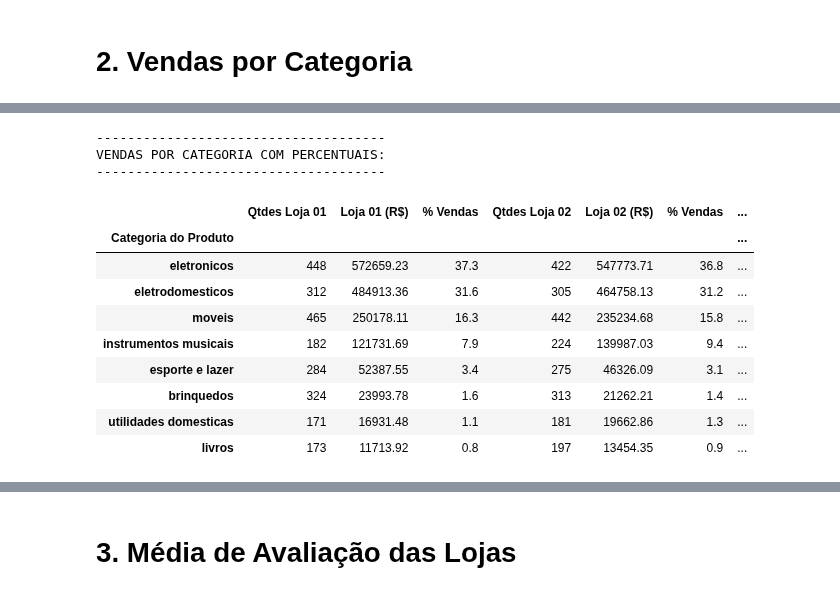
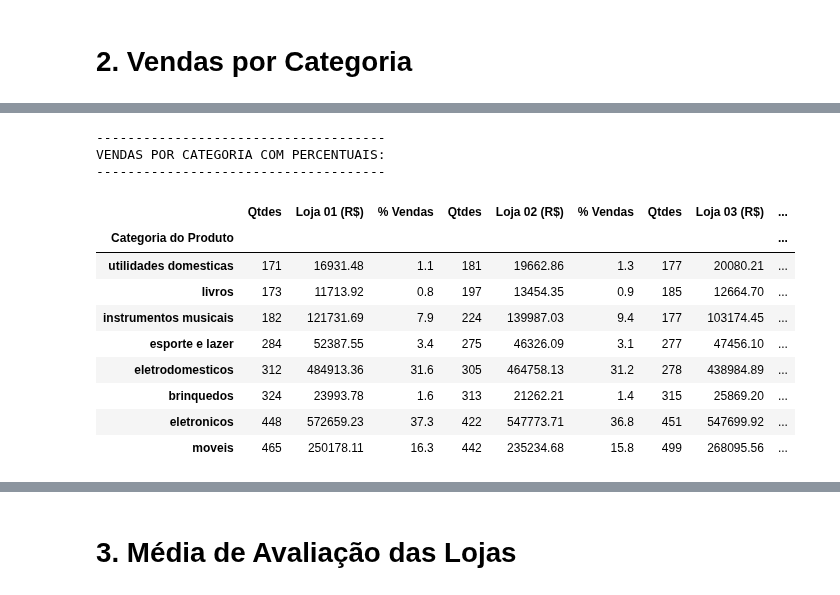
Before and after one commit to carlos-000-carlos/Challenge_1-Alura_Store-Cabral, a Jupyter notebook: AluraStoreBr.ipynb, the cells around one changed output, grey strips where cells are left out. Drawn from its saved outputs; the diff is of its cells as text; code cells hidden in the pictures.

```diff
--- a/AluraStoreBr.ipynb
+++ b/AluraStoreBr.ipynb
@@ -187,24 +180,23 @@ plt.show()
 import pandas as pd
 from IPython.display import display, HTML
 
-vendas_1 = loja.groupby('Categoria do Produto')[['Produto']].count().join(loja.groupby('Categoria \
-do Produto')[['Preço']].sum()).sort_values('Preço', ascending = False)
-vendas_1 = vendas_1.rename(columns={'Produto' : 'Qtdes', 'Preço' : 'Loja 1 (R$)'})
-vendas_2 = loja2.groupby('Categoria do Produto')[['Produto']].count().join(loja2.groupby('Categoria \
-do Produto')[['Preço']].sum()).sort_values('Preço', ascending = False)
-vendas_2 = vendas_2.rename(columns={'Produto' : 'Qtdes', 'Preço' : 'Loja 2 (R$)'})
-vendas_3 = loja3.groupby('Categoria do Produto')[['Produto']].count().join(loja3.groupby('Categoria \
-do Produto')[['Preço']].sum()).sort_values('Preço', ascending = False)
-vendas_3 = vendas_3.rename(columns={'Produto' : 'Qtdes', 'Preço' : 'Loja 3 (R$)'})
-vendas_4 = loja4.groupby('Categoria do Produto')[['Produto']].count().join(loja4.groupby('Categoria \
-do Produto')[['Preço']].sum()).sort_values('Preço', ascending = False)
-vendas_4 = vendas_4.rename(columns={'Produto' : 'Qtdes', 'Preço' : 'Loja 4 (R$)'})
+p = 'Produto'
+p1 ='Qtdes'
+p2 = 'Preço'
+p3 = 'Categoria do Produto'
+
+lista_vendas = []
+
+for i in range(len(lojas)):
+    vendas = lojas[i].groupby(p3)[[p]].count().join(lojas[i].groupby(p3)[[p2]].sum()).sort_values(p)
+    vendas = vendas.rename(columns={p : p1, p2 : f'Loja {i + 1} (R$)'})
+    lista_vendas.append(vendas)
 
 # 1. Converter cada DataFrame para string HTML
-html_loja = vendas_1.to_html()
-html_loja2 = vendas_2.to_html()
-html_loja3 = vendas_3.to_html()
-html_loja4 = vendas_4.to_html()
+html_loja = lista_vendas[0].to_html()
+html_loja2 = lista_vendas[1].to_html()
+html_loja3 = lista_vendas[2].to_html()
+html_loja4 = lista_vendas[3].to_html()
 
 # 3. Combinar os HTMLs em uma estrutura com CSS para layout lado a lado
 # Utilizamos divs com a propriedade 'display: inline-block' para alinhar os elementos
@@ -339,34 +340,34 @@ memory usage: 576.0+ bytes
 # %%
 import pandas as pd
 import IPython.display
 
 categorias_juntas = []
 
 for i in range(len(lojas)):
-    venda = lojas[i].groupby('Categoria do Produto')[['Produto']].count().join(lojas[i].groupby('Categoria do Produto')[['Preço']].sum()).sort_values('Preço', ascending = False)
-    venda = venda.rename(columns={'Produto' : f'Qtdes Loja 0{i + 1}', 'Preço' : f'Loja 0{i + 1} (R$)'}).join((lojas[i].groupby('Categoria do Produto')[['Preço']].sum() * 100 / lojas[i].Preço.sum()).round(1))
-    venda = venda.rename(columns={'Preço' : '% Vendas'})
-    categorias_juntas.append(venda)
+    vendas = lojas[i].groupby(p3)[[p]].count().join(lojas[i].groupby(p3)[[p2]].sum()).round(2).sort_values(p)
+    vendas = vendas.rename(columns={p : p1, p2 : f'Loja 0{i + 1} (R$)'}).join((lojas[i].groupby(p3)[[p2]].sum() * 100 / lojas[i].Preço.sum()).round(1))
+    vendas = vendas.rename(columns={p2 : '% Vendas'})
+    categorias_juntas.append(vendas)
 
 # Concatena horizontalmente (axis=1) em um único DataFrame
 df_combinado_categoria = pd.concat([categorias_juntas[0], categorias_juntas[1], categorias_juntas[2], categorias_juntas[3]], axis=1)
 
 print('-------------------------------------')
 print("\033[1mVENDAS POR CATEGORIA COM PERCENTUAIS:\033[0m")
 print('-------------------------------------')
 
 display(df_combinado_categoria)
 # %% [output]
 -------------------------------------
 VENDAS POR CATEGORIA COM PERCENTUAIS:
 -------------------------------------
-|  | Qtdes Loja 01 | Loja 01 (R$) | % Vendas | Qtdes Loja 02 | Loja 02 (R$) | % Vendas | ... |
-| Categoria do Produto |  |  |  |  |  |  | ... |
-| eletronicos | 448 | 572659.23 | 37.3 | 422 | 547773.71 | 36.8 | ... |
-| eletrodomesticos | 312 | 484913.36 | 31.6 | 305 | 464758.13 | 31.2 | ... |
-| moveis | 465 | 250178.11 | 16.3 | 442 | 235234.68 | 15.8 | ... |
-| instrumentos musicais | 182 | 121731.69 | 7.9 | 224 | 139987.03 | 9.4 | ... |
-| esporte e lazer | 284 | 52387.55 | 3.4 | 275 | 46326.09 | 3.1 | ... |
-| brinquedos | 324 | 23993.78 | 1.6 | 313 | 21262.21 | 1.4 | ... |
-| utilidades domesticas | 171 | 16931.48 | 1.1 | 181 | 19662.86 | 1.3 | ... |
-| livros | 173 | 11713.92 | 0.8 | 197 | 13454.35 | 0.9 | ... |
+|  | Qtdes | Loja 01 (R$) | % Vendas | Qtdes | Loja 02 (R$) | % Vendas | Qtdes | Loja 03 (R$) | ... |
+| Categoria do Produto |  |  |  |  |  |  |  |  | ... |
+| utilidades domesticas | 171 | 16931.48 | 1.1 | 181 | 19662.86 | 1.3 | 177 | 20080.21 | ... |
+| livros | 173 | 11713.92 | 0.8 | 197 | 13454.35 | 0.9 | 185 | 12664.70 | ... |
+| instrumentos musicais | 182 | 121731.69 | 7.9 | 224 | 139987.03 | 9.4 | 177 | 103174.45 | ... |
+| esporte e lazer | 284 | 52387.55 | 3.4 | 275 | 46326.09 | 3.1 | 277 | 47456.10 | ... |
+| eletrodomesticos | 312 | 484913.36 | 31.6 | 305 | 464758.13 | 31.2 | 278 | 438984.89 | ... |
+| brinquedos | 324 | 23993.78 | 1.6 | 313 | 21262.21 | 1.4 | 315 | 25869.20 | ... |
+| eletronicos | 448 | 572659.23 | 37.3 | 422 | 547773.71 | 36.8 | 451 | 547699.92 | ... |
+| moveis | 465 | 250178.11 | 16.3 | 442 | 235234.68 | 15.8 | 499 | 268095.56 | ... |
```
Also changed, not shown: parts of 16 cells of this notebook.
